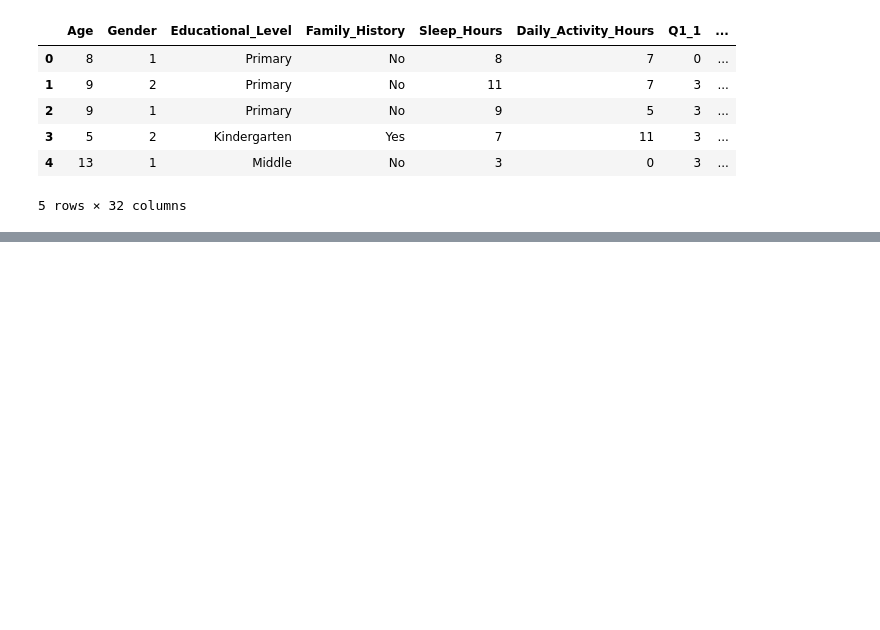
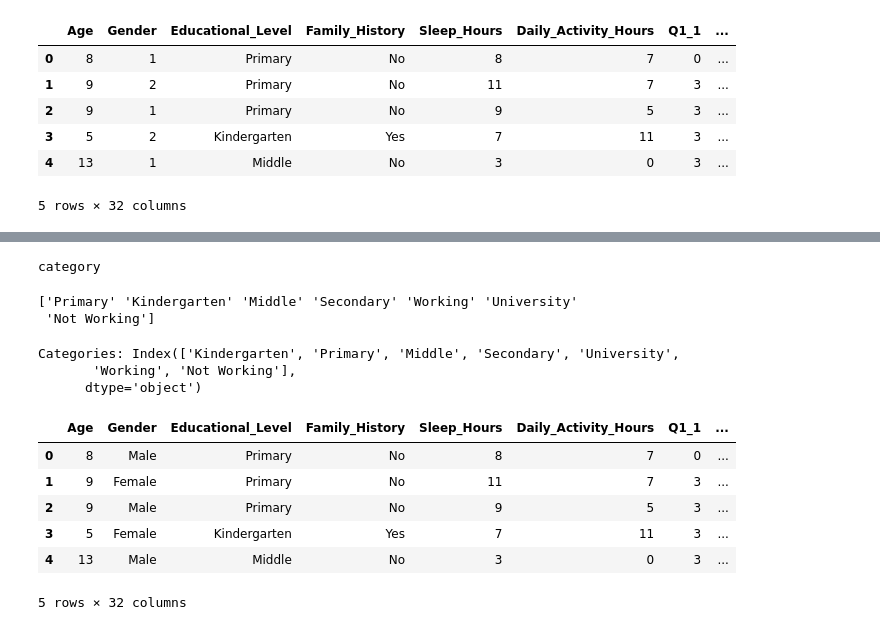
Before and after one commit to abirinpajamas/adhd-prediction-ml-model, a Jupyter notebook: adhd.ipynb, the cells around one changed output, grey strips where cells are left out. Saved outputs shown, nothing was run; the diff lists cells and outputs as text; code cells hidden in the pictures; blank space fills up the shorter version.

```diff
--- a/adhd.ipynb
+++ b/adhd.ipynb
@@ -30 +30,29 @@ df.head()
 5 rows × 32 columns
+# %%
+print(df['Gender'].dtype)
+# %% [output]
+category
+# %%
+edu_cat=df['Educational_Level'].unique()
+print(edu_cat)
+# %% [output]
+['Primary' 'Kindergarten' 'Middle' 'Secondary' 'Working' 'University'
+ 'Not Working']
+# %%
+from pandas.api.types import CategoricalDtype
+education_order=['Kindergarten','Primary','Middle','Secondary','University','Working','Not Working']
+edu_cat_type=CategoricalDtype(categories=education_order,ordered=True)
+df['Educational_Level']=df['Educational_Level'].astype(edu_cat_type)
+print("Categories:", df['Educational_Level'].cat.categories)
+df.head()
+# %% [output]
+Categories: Index(['Kindergarten', 'Primary', 'Middle', 'Secondary', 'University',
+       'Working', 'Not Working'],
+      dtype='object')
+|  | Age | Gender | Educational_Level | Family_History | Sleep_Hours | Daily_Activity_Hours | Q1_1 | ... |
+| 0 | 8 | Male | Primary | No | 8 | 7 | 0 | ... |
+| 1 | 9 | Female | Primary | No | 11 | 7 | 3 | ... |
+| 2 | 9 | Male | Primary | No | 9 | 5 | 3 | ... |
+| 3 | 5 | Female | Kindergarten | Yes | 7 | 11 | 3 | ... |
+| 4 | 13 | Male | Middle | No | 3 | 0 | 3 | ... |
+5 rows × 32 columns
```
Also changed, not shown: parts of 1 cell of this notebook.
